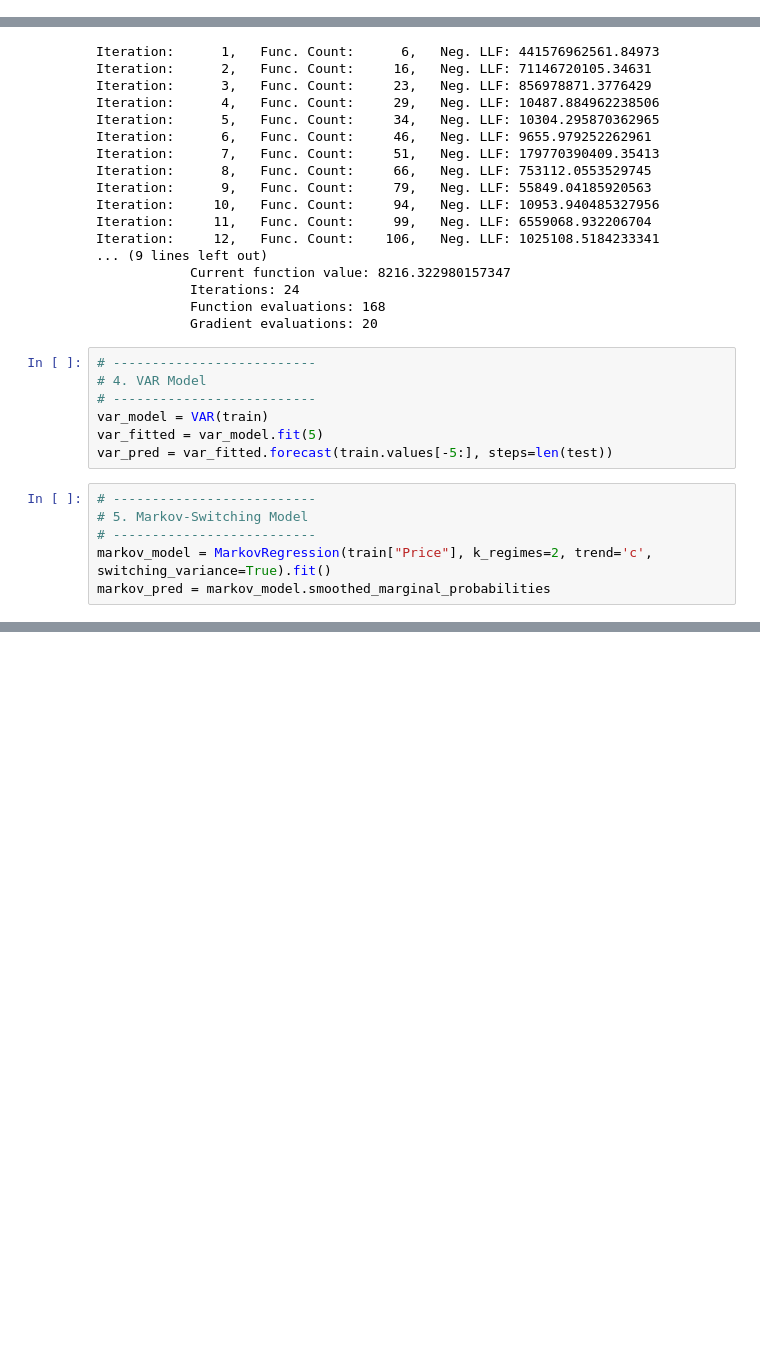
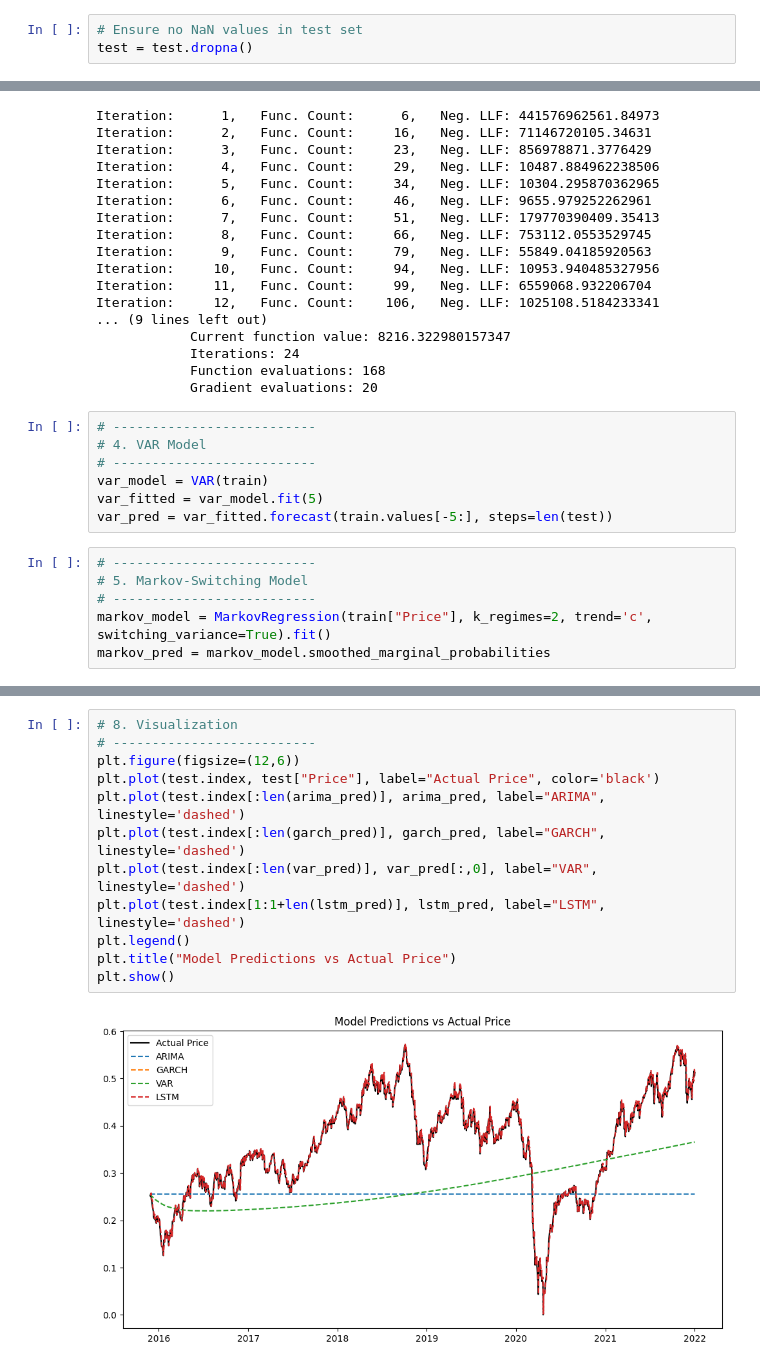
Before and after one commit to Yayerad/Birhan-Energies-W10, a Jupyter notebook: notebooks/models.ipynb, the cells around one changed output, grey strips where cells are left out. Drawn from its saved outputs; the diff is of its cells as text; blank space fills up the shorter version.

Commit message:
visualization

```diff
--- a/notebooks/models.ipynb
+++ b/notebooks/models.ipynb
@@ -25,6 +25,9 @@ data_scaled = pd.DataFrame(scaler.fit_transform(data), columns=data.columns, ind
 # Split data into train and test
 train_size = int(len(data) * 0.8)
 train, test = data_scaled.iloc[:train_size], data_scaled.iloc[train_size:]
+# %%
+# Ensure no NaN values in test set
+test = test.dropna()
 # %%
 # --------------------------
 # 2. ARIMA Model
@@ -105,0 +126,14 @@ Epoch 20/20
+# %%
+# 8. Visualization
+# --------------------------
+plt.figure(figsize=(12,6))
+plt.plot(test.index, test["Price"], label="Actual Price", color='black')
+plt.plot(test.index[:len(arima_pred)], arima_pred, label="ARIMA", linestyle='dashed')
+plt.plot(test.index[:len(garch_pred)], garch_pred, label="GARCH", linestyle='dashed')
+plt.plot(test.index[:len(var_pred)], var_pred[:,0], label="VAR", linestyle='dashed')
+plt.plot(test.index[1:1+len(lstm_pred)], lstm_pred, label="LSTM", linestyle='dashed')
+plt.legend()
+plt.title("Model Predictions vs Actual Price")
+plt.show()
+# %% [output]
+[figure, added]
```
Also changed, not shown: parts of 2 cells of this notebook.
